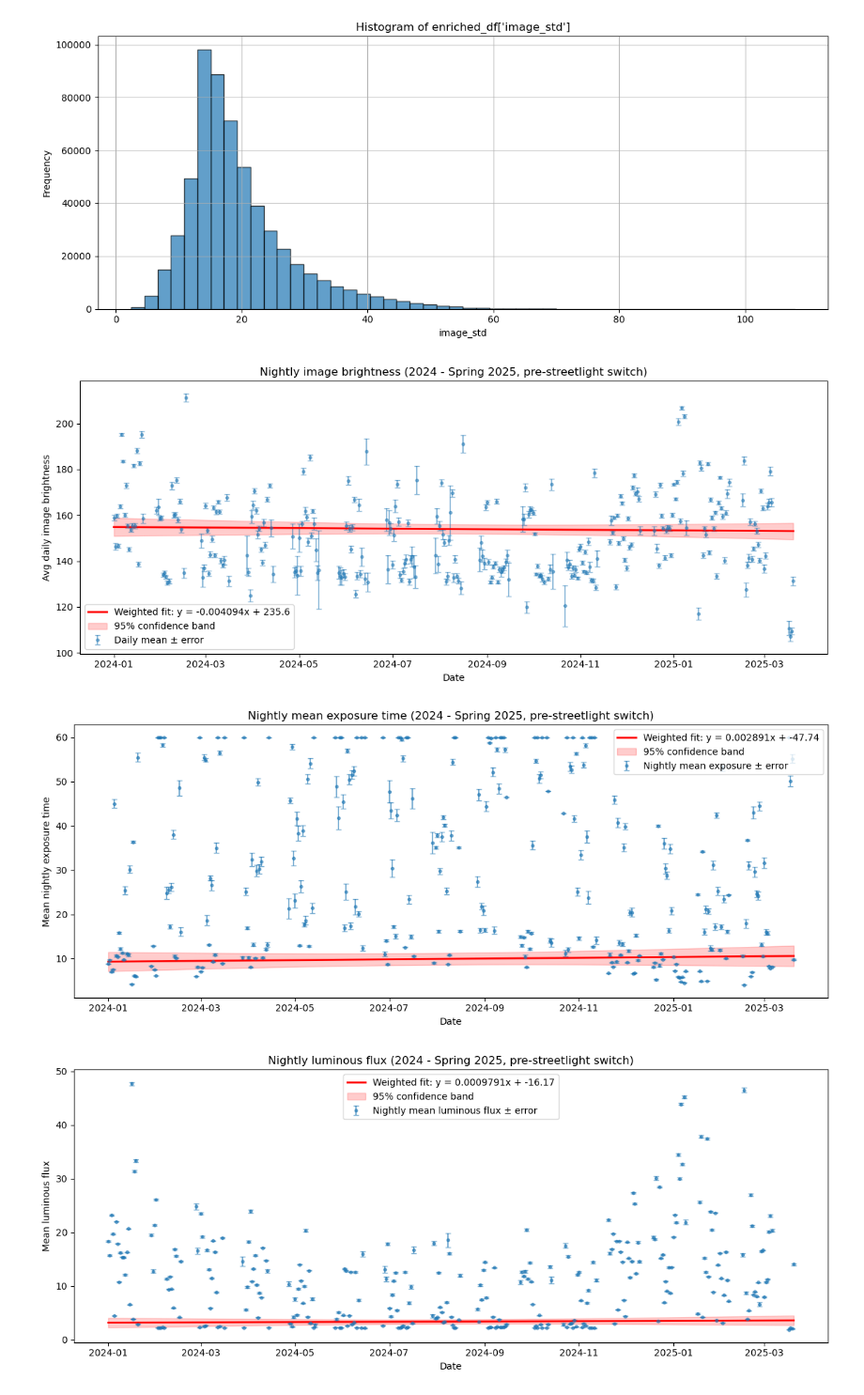
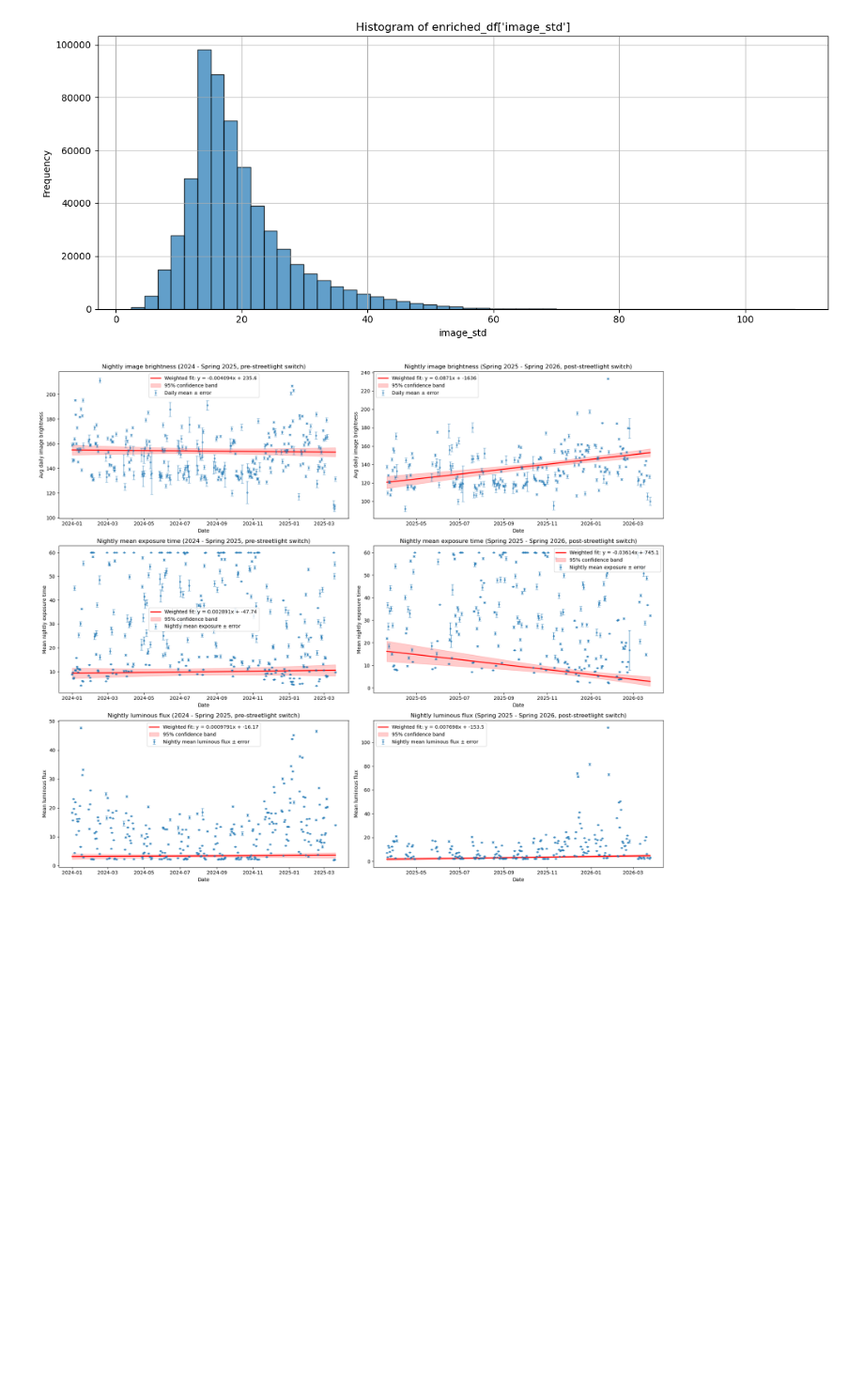
Before and after one commit to jfreuden/allsky-light-pollution, a Jupyter notebook: notebooks/exploratory/full-range-enriched.ipynb, the cells around one changed output. Shown at 94% size. Cells and saved outputs as stored; diff of their text form; code cells hidden in the pictures; blank space fills up the shorter version.

Commit message:
Generalize full range plots to include period ranges

```diff
--- a/notebooks/exploratory/full-range-enriched.ipynb
+++ b/notebooks/exploratory/full-range-enriched.ipynb
@@ -352,16 +321,36 @@ fig.tight_layout()
 [figure]
 # %%
 date_dt = pd.to_datetime(enriched_df["date"], format="%Y/%m/%d", errors="coerce")
-
-preswitch_df = enriched_df[
-    (date_dt.dt.year >= 2024) &
-    (date_dt < pd.to_datetime("2025-03-21"))
-]
 # %%
-plot_brightness(preswitch_df, "2024 - Spring 2025, pre-streetlight switch")
-plot_exposure(preswitch_df, "2024 - Spring 2025, pre-streetlight switch")
-plot_luminous_flux(preswitch_df, "2024 - Spring 2025, pre-streetlight switch")
+import ipywidgets as widgets
+
+
+
+
+def plot_graph(split_date = "2025-03-21", period="D"):
+    fig, axes = plt.subplots(3, 2, figsize=(18, 15), sharex=False)
+
+    preswitch_df = enriched_df[
+        (date_dt.dt.year >= 2024) &
+        (date_dt < pd.to_datetime(split_date))
+    ]
+    postswitch_df = enriched_df[
+        # (date_dt.dt.year >= 2025)
+        (date_dt >= pd.to_datetime(split_date))
+    ]
+
+    plot_brightness(preswitch_df, "2024 - Spring 2025, pre-streetlight switch", period, ax=axes[0, 0])
+    plot_exposure(preswitch_df, "2024 - Spring 2025, pre-streetlight switch", period, ax=axes[1, 0])
+    plot_luminous_flux(preswitch_df, "2024 - Spring 2025, pre-streetlight switch", period, ax=axes[2, 0])
+    plot_brightness(postswitch_df, "Spring 2025 - Spring 2026, post-streetlight switch", period, ax=axes[0, 1])
+    plot_exposure(postswitch_df, "Spring 2025 - Spring 2026, post-streetlight switch", period, ax=axes[1, 1])
+    _ = plot_luminous_flux(postswitch_df, "Spring 2025 - Spring 2026, post-streetlight switch", period, ax=axes[2, 1])
+    plt.tight_layout()
+
+# datepick = widgets.DatePicker(description='Date:', value=pd.to_datetime('2025-03-21'))
+
+
+# widgets.interactive(plot_graph, density=datepick.value.strftime("%Y-%m-%d"))
+plot_graph(period="D")
 # %% [output]
-[figure, old version]
+[figure, new version]
-[figure, removed]
-[figure, removed]
```
Also changed, not shown: parts of 9 cells of this notebook.
